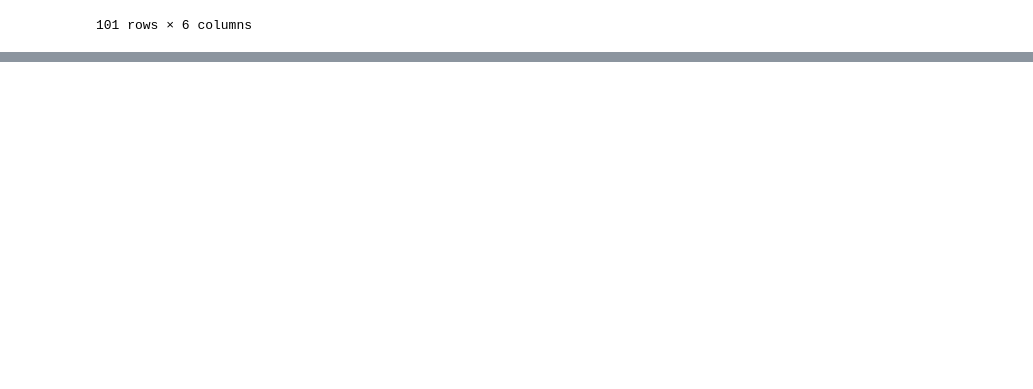
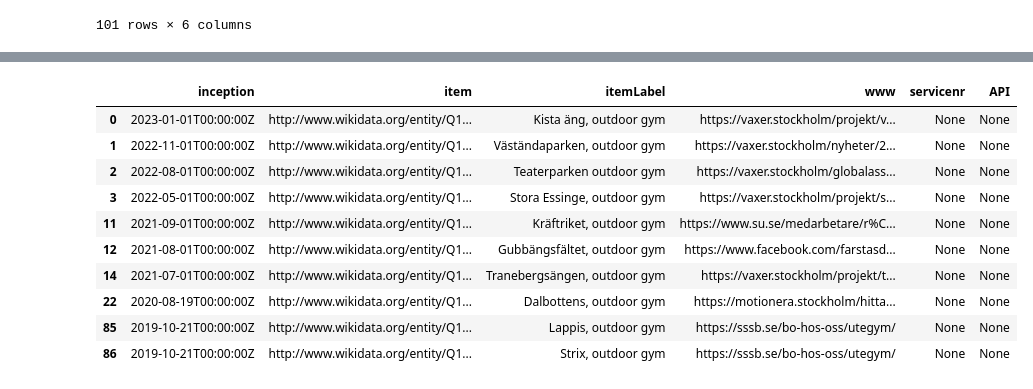
Before and after one commit to salgo60/ProjectOutdoorGyms, a Jupyter notebook: Jupyter/Stockholm outdoor gym.ipynb, the cells around one changed output, grey strips where cells are left out. Saved outputs shown, nothing was run; the diff lists cells and outputs as text; code cells hidden in the pictures; blank space fills up the shorter version.

```diff
--- a/Jupyter/Stockholm outdoor gym.ipynb
+++ b/Jupyter/Stockholm outdoor gym.ipynb
@@ -123,0 +136,16 @@ WDtotSthlmOutdoorGym
+# %%
+WDtotSthlmOutdoorGymMissService = WDtotSthlmOutdoorGym[WDtotSthlmOutdoorGym["servicenr"].isna()]
+# %%
+WDtotSthlmOutdoorGymMissService
+# %% [output]
+|  | inception | item | itemLabel | www | servicenr | API |
+| 0 | 2023-01-01T00:00:00Z | http://www.wikidata.org/entity/Q1... | Kista äng, outdoor gym | https://vaxer.stockholm/projekt/v... | None | None |
+| 1 | 2022-11-01T00:00:00Z | http://www.wikidata.org/entity/Q1... | Väständaparken, outdoor gym | https://vaxer.stockholm/nyheter/2... | None | None |
+| 2 | 2022-08-01T00:00:00Z | http://www.wikidata.org/entity/Q1... | Teaterparken outdoor gym | https://vaxer.stockholm/globalass... | None | None |
+| 3 | 2022-05-01T00:00:00Z | http://www.wikidata.org/entity/Q1... | Stora Essinge, outdoor gym | https://vaxer.stockholm/projekt/s... | None | None |
+| 11 | 2021-09-01T00:00:00Z | http://www.wikidata.org/entity/Q1... | Kräftriket, outdoor gym | https://www.su.se/medarbetare/r%C... | None | None |
+| 12 | 2021-08-01T00:00:00Z | http://www.wikidata.org/entity/Q1... | Gubbängsfältet, outdoor gym | https://www.facebook.com/farstasd... | None | None |
+| 14 | 2021-07-01T00:00:00Z | http://www.wikidata.org/entity/Q1... | Tranebergsängen, outdoor gym | https://vaxer.stockholm/projekt/t... | None | None |
+| 22 | 2020-08-19T00:00:00Z | http://www.wikidata.org/entity/Q1... | Dalbottens, outdoor gym | https://motionera.stockholm/hitta... | None | None |
+| 85 | 2019-10-21T00:00:00Z | http://www.wikidata.org/entity/Q1... | Lappis, outdoor gym | https://sssb.se/bo-hos-oss/utegym/ | None | None |
+| 86 | 2019-10-21T00:00:00Z | http://www.wikidata.org/entity/Q1... | Strix, outdoor gym | https://sssb.se/bo-hos-oss/utegym/ | None | None |
```
Also changed, not shown: parts of 4 cells of this notebook.
